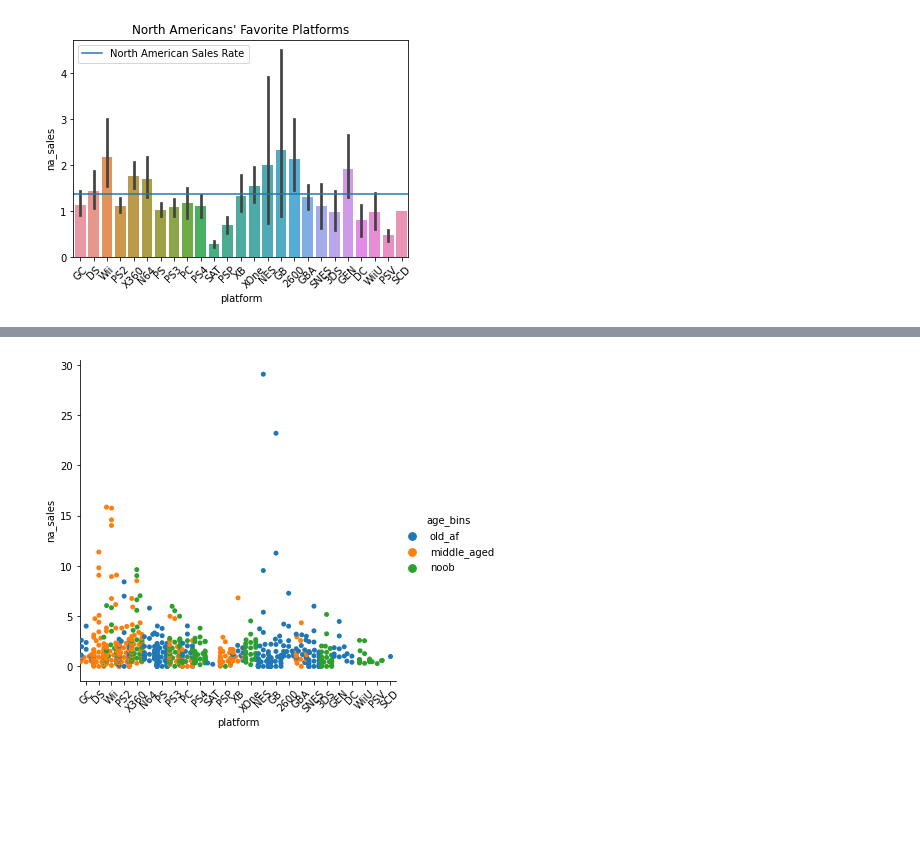
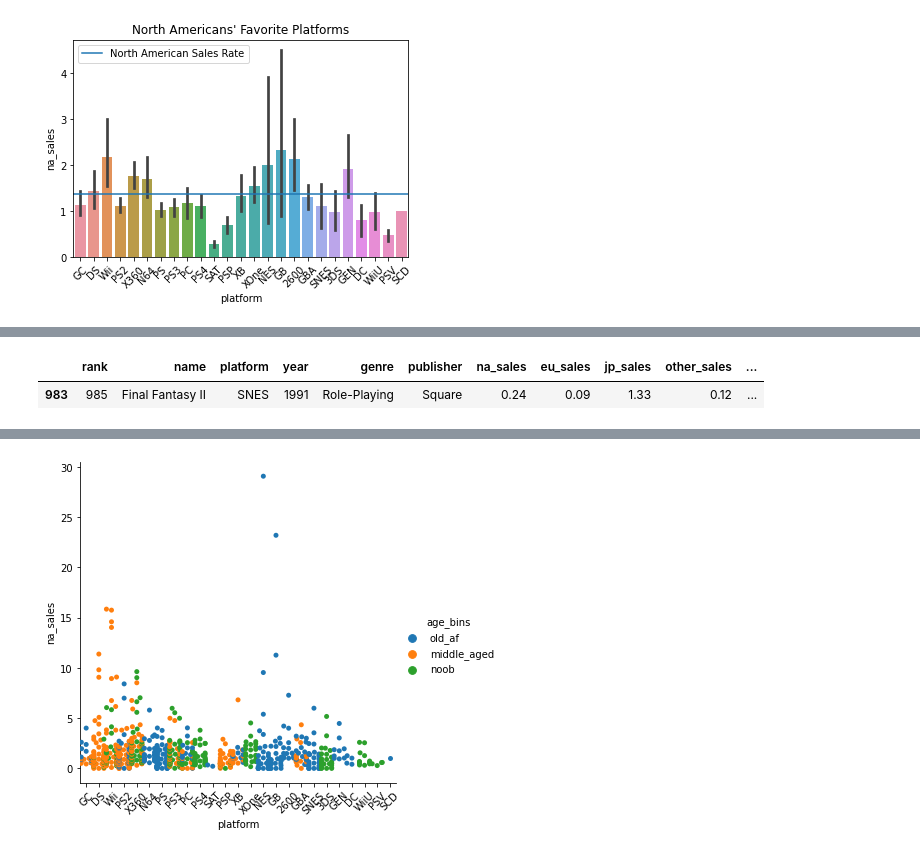
Before and after one commit to brentschriver/press_start, a Jupyter notebook: press-start-workflow.ipynb, the cells around one changed output, grey strips where cells are left out. Cells and saved outputs as stored; diff of their text form; code cells hidden in the pictures; blank space fills up the shorter version.

```diff
--- a/press-start-workflow.ipynb
+++ b/press-start-workflow.ipynb
@@ -674,0 +592,5 @@ train[train.platform == 'NES']
+# %%
+train[train.publisher == 'Square']
+# %% [output]
+|  | rank | name | platform | year | genre | publisher | na_sales | eu_sales | jp_sales | other_sales | ... |
+| 983 | 985 | Final Fantasy II | SNES | 1991 | Role-Playing | Square | 0.24 | 0.09 | 1.33 | 0.12 | ... |
```
Also changed, not shown: parts of 107 cells of this notebook, 3 other files.
